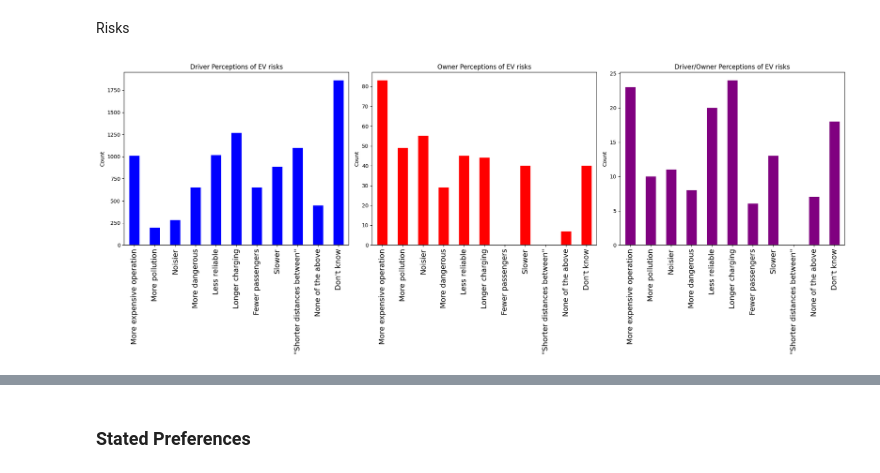
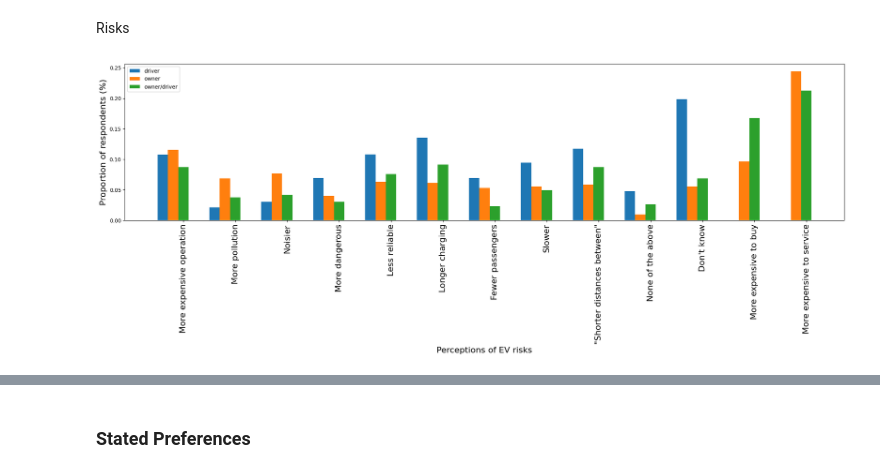
Before and after one commit to ChullEPG/taxi-survey, a Jupyter notebook: taxi_explore_perceptions.ipynb, the cells around one changed output, grey strips where cells are left out. Saved outputs shown, nothing was run; the diff lists cells and outputs as text; code cells hidden in the pictures.

```diff
--- a/taxi_explore_perceptions.ipynb
+++ b/taxi_explore_perceptions.ipynb
@@ -227,43 +264,76 @@ plt.show()
 # %% [markdown]
 Risks
 # %%
+perceptions_risks = ['More expensive to operate','More pollution and emissions','More noisy', 'More dangerious', 'Less reliable', 'Longer periods of charging an electric taxi than filling with diesel/petrol', 'Fewer passengers','Slower speeds',  'Shorter distances between',   'None of the above', "Don't know"]
+perceptions_owner = ['More expensive to operate','More pollution and emissions','More noisy', 'More dangerious', 'Less reliable', 'Longer periods of charging an electric taxi than filling with diesel/petrol', 'Fewer passengers than petrol/diesel taxis','Slower speeds',  'Shorter distances between charging',   'None of the above', "Don't know", 'Electric taxis are more expensive to service', 'Electric taxis are more expensive to buy']
+perceptions_od = ['More expensive to operate','More pollution and emissions','More noisy', 'More dangerious', 'Less reliable', 'Longer periods of charging an electric taxi than filling with diesel/petrol', 'Fewer passengers','Slower speeds',  'Shorter distances between charging',   'None of the above', "Don't know", 'More expensive to service', 'More expensive to buy']
+
+perceptions_risks_index = ['More expensive operation', 'More pollution', 'Noisier', 'More dangerous', 'Less reliable','Longer charging', 'Fewer passengers', 'Slower', '"Shorter distances between"', 'None of the above', "Don't know", 'More expensive to buy', 'More expensive to service']
 
 
-perceptions_risks = ['More expensive to operate','More pollution and emissions','More noisy', 'More dangerious', 'Less reliable', 'Longer periods of charging an electric taxi than filling with diesel/petrol', 'Fewer passengers','Slower speeds',  'Shorter distances between',   'None of the above', "Don't know"]
-perceptions_risks_index = ['More expensive operation', 'More pollution', 'Noisier', 'More dangerous', 'Less reliable','Longer charging', 'Fewer passengers', 'Slower', '"Shorter distances between"', 'None of the above', "Don't know"]
 
 
 # Driver perceptions
 df['driver_risks_of_etaxi_exploded'] = df[driver_perceptions[1]].str.split(';')
 exploded_df_driver = df.explode('driver_risks_of_etaxi_exploded')
 exploded_df_driver = exploded_df_driver[(exploded_df_driver['driver_risks_of_etaxi_exploded'] != '') & (exploded_df_driver['driver_risks_of_etaxi_exploded'].notnull())]
 
 # Owner perceptions
 df['owner_risks_of_etaxi_exploded'] = df[owner_perceptions[1]].str.split(';')
 exploded_df_owner = df.explode('owner_risks_of_etaxi_exploded')
 exploded_df_owner = exploded_df_owner[(exploded_df_owner['owner_risks_of_etaxi_exploded'] != '') & (exploded_df_owner['owner_risks_of_etaxi_exploded'].notnull())]
 
 # Driver + Owner perceptions
 df['owner_driver_risks_of_etaxi_exploded'] = df[owner_driver_perceptions[1]].str.split(';')
 exploded_df_owner_driver = df.explode('owner_driver_risks_of_etaxi_exploded')
 exploded_df_owner_driver = exploded_df_owner_driver[(exploded_df_owner_driver['owner_driver_risks_of_etaxi_exploded'] != '') & (exploded_df_owner_driver['owner_driver_risks_of_etaxi_exploded'].notnull())]
 
-fig, axs = plt.subplots(1, 3, figsize = (20, 8))
-fig.subplots_adjust(wspace = 0.3)
+
+# Creating dictionaries for plotting
+driver_risks_dict = exploded_df_driver['driver_risks_of_etaxi_exploded'].value_counts().reindex(perceptions_risks).to_dict()
+owner_risks_dict = exploded_df_owner['owner_risks_of_etaxi_exploded'].value_counts().reindex(perceptions_owner).to_dict()
+owner_driver_risks_dict = exploded_df_owner_driver['owner_driver_risks_of_etaxi_exploded'].value_counts().reindex(perceptions_od).to_dict()
+
+# Matching up driver response vector to be same length as that of owner and owner/driver
+driver_risks_dict['More expensive to service'] = 0
+driver_risks_dict['More expensive to buy'] = 0
+
+
+# Creating one dictionary for all the response values for the three different categories to loop over
+risks_dict = {"driver": [val/sum(list(driver_risks_dict.values())) for val in list(driver_risks_dict.values())],
+           "owner": [val/sum(list(owner_risks_dict.values())) for val in list(owner_risks_dict.values())],
+           'owner/driver': [val/sum(list(owner_driver_risks_dict.values())) for val in list(owner_driver_risks_dict.values())]}
+
+width = 0.2
+x = np.arange(len(perceptions_index))
+fig, ax = plt.subplots(layout = 'constrained', figsize = (20, 8))
+for respondent, response_counts in risks_dict.items():
+    offset= width * multiplier
+    rects = ax.bar(x + offset, response_counts, width, label = respondent)
+    multiplier += 1
+
+
 # PLOTTING
-x_font_size = 14
 
-ax = exploded_df_driver['driver_risks_of_etaxi_exploded'].value_counts().reindex(perceptions_risks).plot(kind='bar', stacked=True, ax=axs[0], title='Driver Perceptions of EV risks', color = 'blue', ylabel = 'Count')
-ax.set_xticklabels(perceptions_risks_index, fontsize = x_font_size)
+axis_font_size = 16
+ax.set_ylabel('Proportion of respondents (%)', fontsize = axis_font_size)
+ax.set_xlabel('Perceptions of EV risks', fontsize = axis_font_size)
+ax.set_xticks(x + offset, labels=perceptions_risks_index, rotation = 90, fontsize = axis_font_size)
+ax.legend()
+plt.tight_layout()
+plt.savefig('figures/dou_risks_of_etaxi_side_by_side.png')
+plt.show()
+# ax = exploded_df_driver['driver_risks_of_etaxi_exploded'].value_counts().reindex(perceptions_risks).plot(kind='bar', stacked=True, ax=axs[0], title='Driver Perceptions of EV risks', color = 'blue', ylabel = 'Count')
+# ax.set_xticklabels(perceptions_risks_index, fontsize = x_font_size)
 
-ax = exploded_df_owner['owner_risks_of_etaxi_exploded'].value_counts().reindex(perceptions_risks).plot(kind='bar', stacked=True, ax=axs[1], title='Owner Perceptions of EV risks', color = 'red', ylabel = 'Count')
-ax.set_xticklabels(perceptions_risks_index, fontsize = x_font_size)
+# ax = exploded_df_owner['owner_risks_of_etaxi_exploded'].value_counts().reindex(perceptions_risks).plot(kind='bar', stacked=True, ax=axs[1], title='Owner Perceptions of EV risks', color = 'red', ylabel = 'Count')
+# ax.set_xticklabels(perceptions_risks_index, fontsize = x_font_size)
 
-ax = exploded_df_owner_driver['owner_driver_risks_of_etaxi_exploded'].value_counts().reindex(perceptions_risks).plot(kind='bar', stacked=True, ax=axs[2], title='Driver/Owner Perceptions of EV risks', color = 'purple', ylabel = 'Count')
-ax.set_xticklabels(perceptions_risks_index, fontsize = x_font_size)
+# ax = exploded_df_owner_driver['owner_driver_risks_of_etaxi_exploded'].value_counts().reindex(perceptions_risks).plot(kind='bar', stacked=True, ax=axs[2], title='Driver/Owner Perceptions of EV risks', color = 'purple', ylabel = 'Count')
+# ax.set_xticklabels(perceptions_risks_index, fontsize = x_font_size)
 
-plt.tight_layout()
-plt.savefig('figures/dou_ev_risks_perceptions_comparison.png')
-plt.show()
+# plt.tight_layout()
+# plt.savefig('figures/dou_ev_risks_perceptions_comparison.png')
+# plt.show()
 # %% [output]
-[figure, old version]
+[figure, new version]
```
Also changed, not shown: parts of 29 cells of this notebook, 1 other file.
